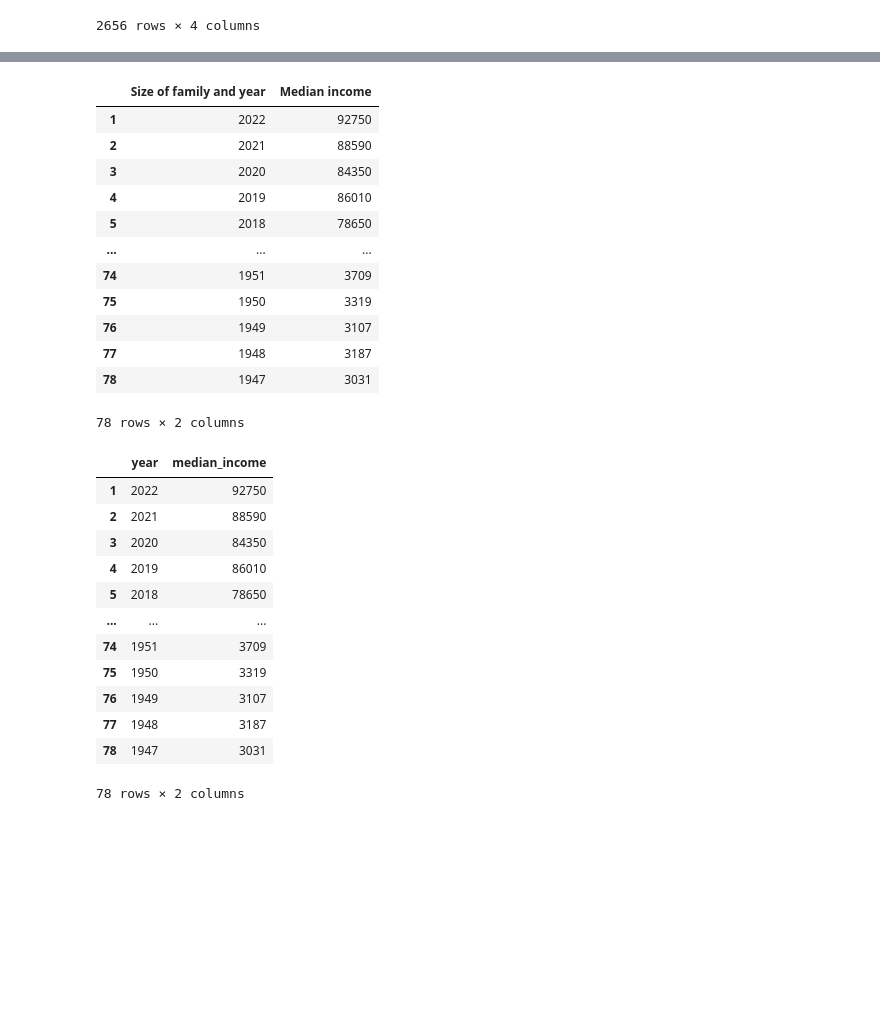
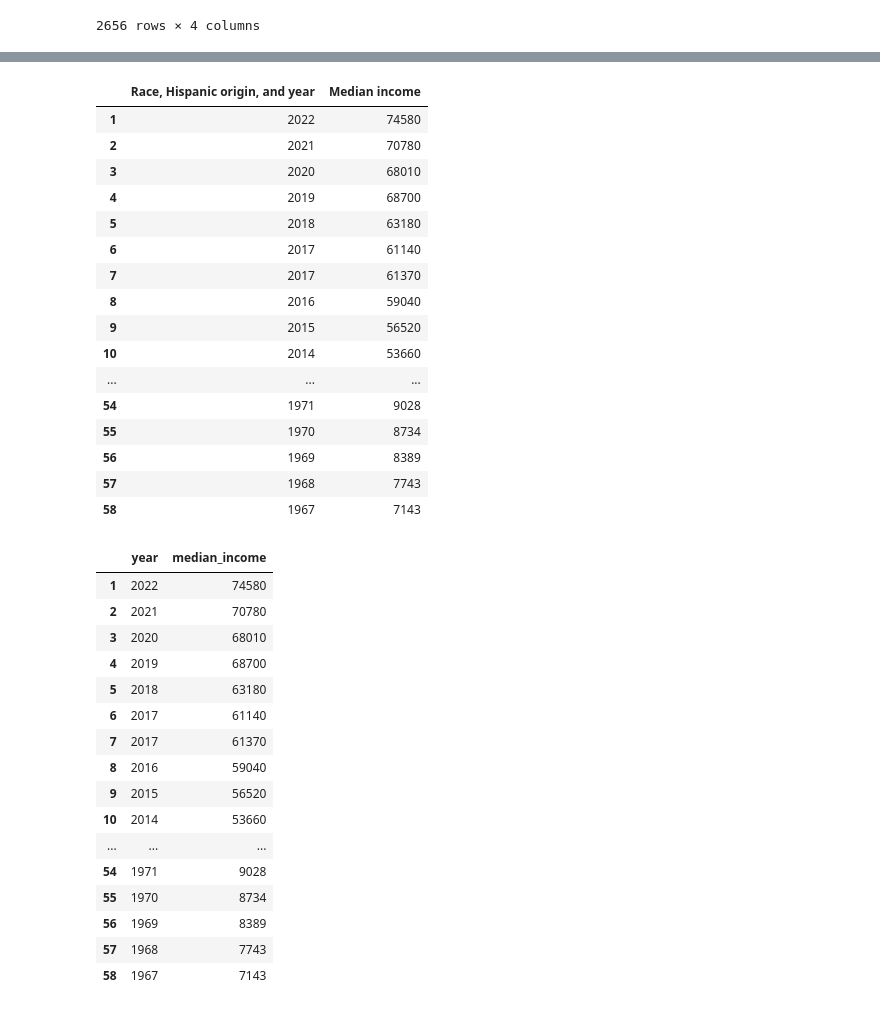
Before and after one commit to ParisAParker/Cost_of_Financial_Freedom, a Jupyter notebook: notebooks/Untitled.ipynb, the cells around one changed output, grey strips where cells are left out. Cells and saved outputs as stored; diff of their text form; code cells hidden in the pictures; blank space fills up the shorter version.

```diff
--- a/notebooks/Untitled.ipynb
+++ b/notebooks/Untitled.ipynb
@@ -5,8 +5,9 @@ import matplotlib.pyplot as plt
 import seaborn as sns
 import re
 # %%
-cpi_by_region = pd.read_csv("data/cpi_by_region.csv")
-income = pd.read_excel("data/income_data.xlsx",skiprows=7 )
+cpi_by_region = pd.read_csv("../data/cpi_by_region.csv")
+income = pd.read_excel("../data/median_income.xlsx", skiprows = 7 )
+all_cpi = pd.read_excel("../data/cpi_data.xlsx", skiprows = 11)
 # %%
 cpi_by_region
 # %% [output]
@@ -24,5 +25,7 @@ cpi_by_region
 | 2655 | West | 1974 | March | 46.000 |
 2656 rows × 4 columns
 # %%
-income[74:79]
+income_updated = income[1:]
+income_updated = income_updated[:58]
+income_updated
 # %% [output]
@@ -53,5 +49,5 @@ income_upd
 # %%
-income_upd['Size of family and year'] = income_upd['Size of family and year'].astype(str).str[:4]
-income_upd['Size of family and year'] = income_upd['Size of family and year'].astype(int)
-income_upd['Size of family and year']
+income_updated['Race, Hispanic origin, and year'] = income_updated['Race, Hispanic origin, and year'].astype(str).str[:4]
+income_updated['Race, Hispanic origin, and year'] = income_updated['Race, Hispanic origin, and year'].astype(int)
+income_updated['Race, Hispanic origin, and year']
 # %% [output]
@@ -80,35 +71,43 @@ Name: Size of family and year, Length: 78, dtype: int32
 # %%
-income_upd = income_upd[['Size of family and year','Median income']]
-income_upd
+income_updated = income_updated[['Race, Hispanic origin, and year','Median income']]
+income_updated
 # %% [output]
-|  | Size of family and year | Median income |
-| 1 | 2022 | 92750 |
-| 2 | 2021 | 88590 |
-| 3 | 2020 | 84350 |
-| 4 | 2019 | 86010 |
-| 5 | 2018 | 78650 |
+|  | Race, Hispanic origin, and year | Median income |
+| 1 | 2022 | 74580 |
+| 2 | 2021 | 70780 |
+| 3 | 2020 | 68010 |
+| 4 | 2019 | 68700 |
+| 5 | 2018 | 63180 |
+| 6 | 2017 | 61140 |
+| 7 | 2017 | 61370 |
+| 8 | 2016 | 59040 |
+| 9 | 2015 | 56520 |
+| 10 | 2014 | 53660 |
 | ... | ... | ... |
-| 74 | 1951 | 3709 |
-| 75 | 1950 | 3319 |
-| 76 | 1949 | 3107 |
-| 77 | 1948 | 3187 |
-| 78 | 1947 | 3031 |
+| 54 | 1971 | 9028 |
+| 55 | 1970 | 8734 |
+| 56 | 1969 | 8389 |
+| 57 | 1968 | 7743 |
+| 58 | 1967 | 7143 |
-78 rows × 2 columns
 # %%
-income_upd = income_upd.rename(columns = {'Size of family and year':'year',"Median income":'median_income'})
-income_upd
+income_updated = income_updated.rename(columns = {'Race, Hispanic origin, and year':'year',"Median income":'median_income'})
+income_updated
 # %% [output]
 |  | year | median_income |
-| 1 | 2022 | 92750 |
-| 2 | 2021 | 88590 |
-| 3 | 2020 | 84350 |
-| 4 | 2019 | 86010 |
-| 5 | 2018 | 78650 |
+| 1 | 2022 | 74580 |
+| 2 | 2021 | 70780 |
+| 3 | 2020 | 68010 |
+| 4 | 2019 | 68700 |
+| 5 | 2018 | 63180 |
+| 6 | 2017 | 61140 |
+| 7 | 2017 | 61370 |
+| 8 | 2016 | 59040 |
+| 9 | 2015 | 56520 |
+| 10 | 2014 | 53660 |
 | ... | ... | ... |
-| 74 | 1951 | 3709 |
-| 75 | 1950 | 3319 |
-| 76 | 1949 | 3107 |
-| 77 | 1948 | 3187 |
-| 78 | 1947 | 3031 |
+| 54 | 1971 | 9028 |
+| 55 | 1970 | 8734 |
+| 56 | 1969 | 8389 |
+| 57 | 1968 | 7743 |
+| 58 | 1967 | 7143 |
-78 rows × 2 columns
 # %%
```
Also changed, not shown: parts of 13 cells of this notebook, 9 other files.
